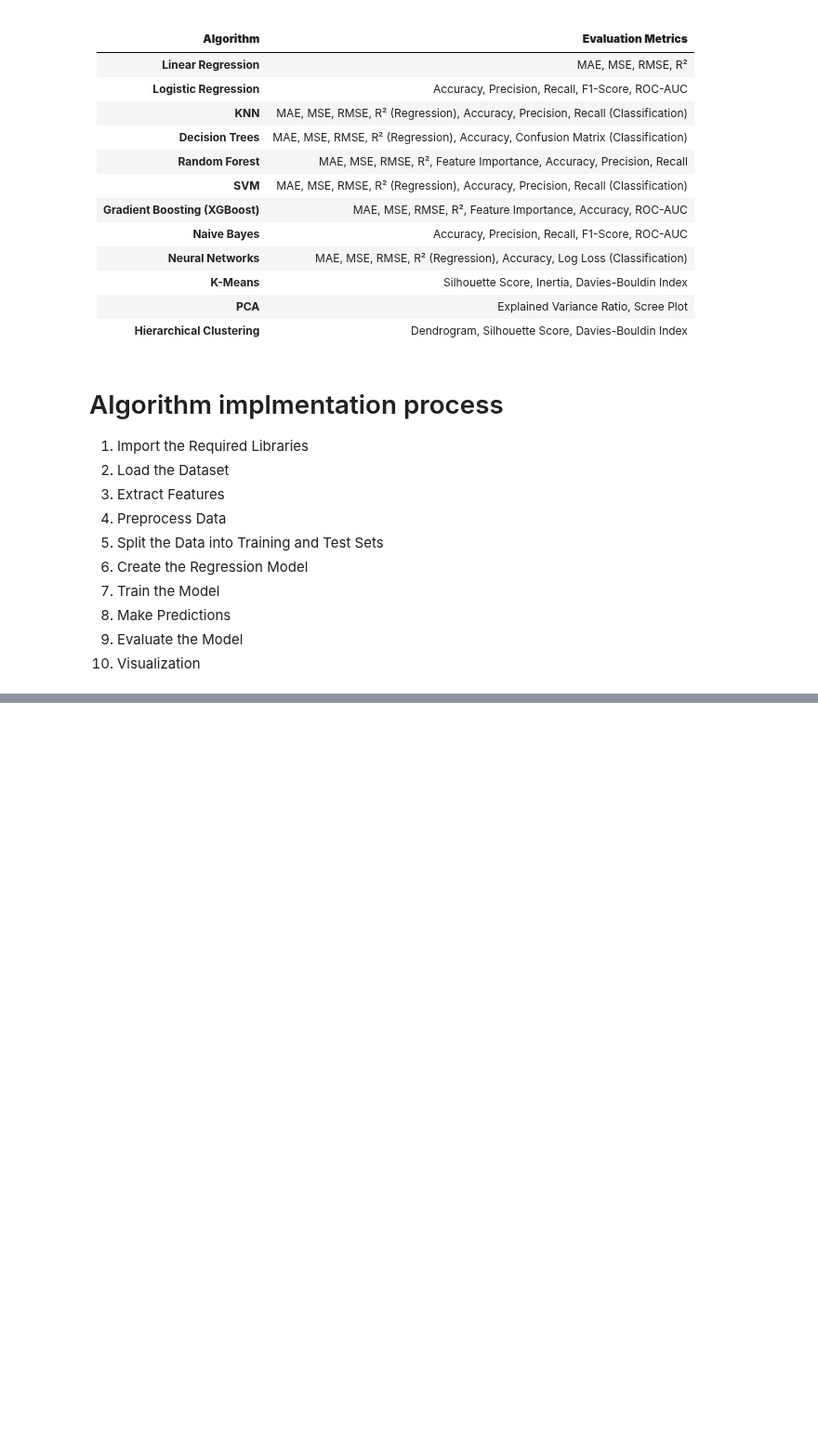
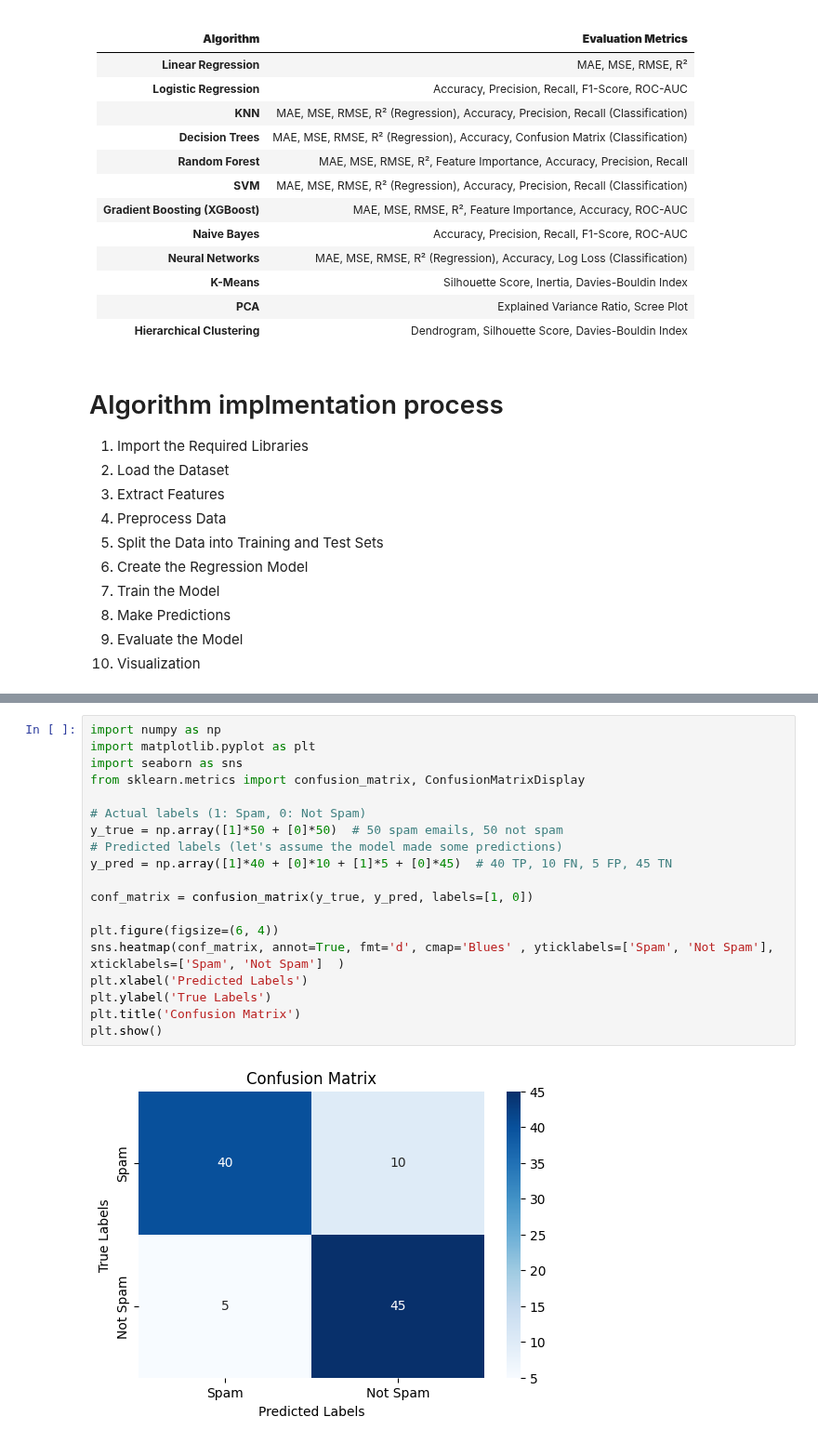
Before and after one commit to imranhasan22/handbook_imran, a Jupyter notebook: ai/ml.ipynb, the cells around one changed output, grey strips where cells are left out. Shown at 93% size. Drawn from its saved outputs; the diff is of its cells as text; blank space fills up the shorter version.

```diff
--- a/ai/ml.ipynb
+++ b/ai/ml.ipynb
@@ -140,0 +212,21 @@ Here is a list of common machine learning algorithms along with their correspond
+# %%
+import numpy as np
+import matplotlib.pyplot as plt
+import seaborn as sns
+from sklearn.metrics import confusion_matrix, ConfusionMatrixDisplay
+
+# Actual labels (1: Spam, 0: Not Spam)
+y_true = np.array([1]*50 + [0]*50)  # 50 spam emails, 50 not spam
+# Predicted labels (let's assume the model made some predictions)
+y_pred = np.array([1]*40 + [0]*10 + [1]*5 + [0]*45)  # 40 TP, 10 FN, 5 FP, 45 TN
+
+conf_matrix = confusion_matrix(y_true, y_pred, labels=[1, 0])
+
+plt.figure(figsize=(6, 4))
+sns.heatmap(conf_matrix, annot=True, fmt='d', cmap='Blues' , yticklabels=['Spam', 'Not Spam'], xticklabels=['Spam', 'Not Spam']  )
+plt.xlabel('Predicted Labels')
+plt.ylabel('True Labels')
+plt.title('Confusion Matrix')
+plt.show()
+# %% [output]
+[figure, added]
```
Also changed, not shown: parts of 1 cell of this notebook.
